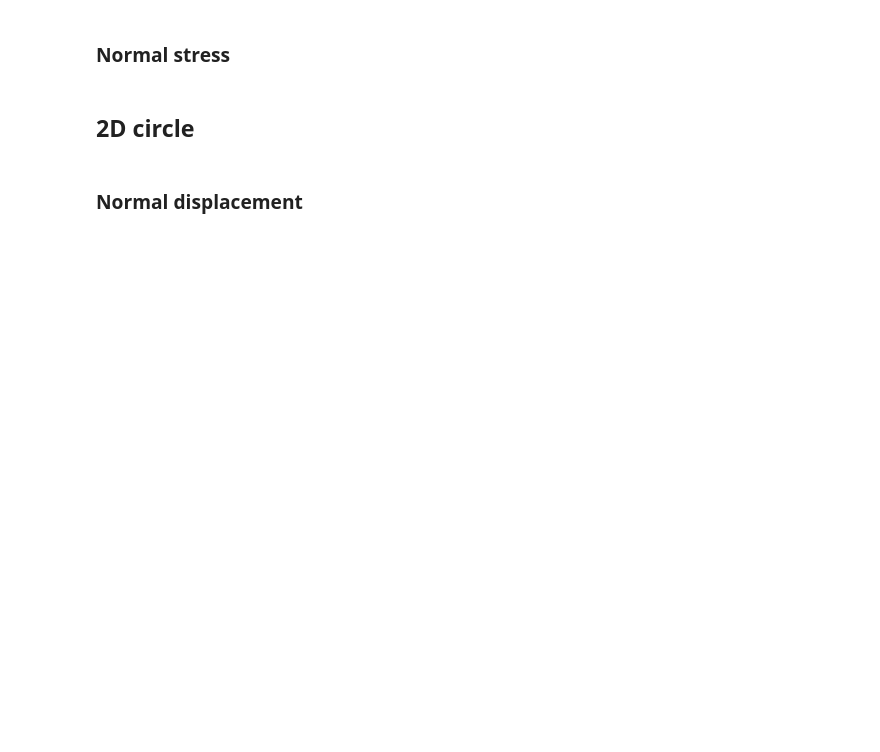
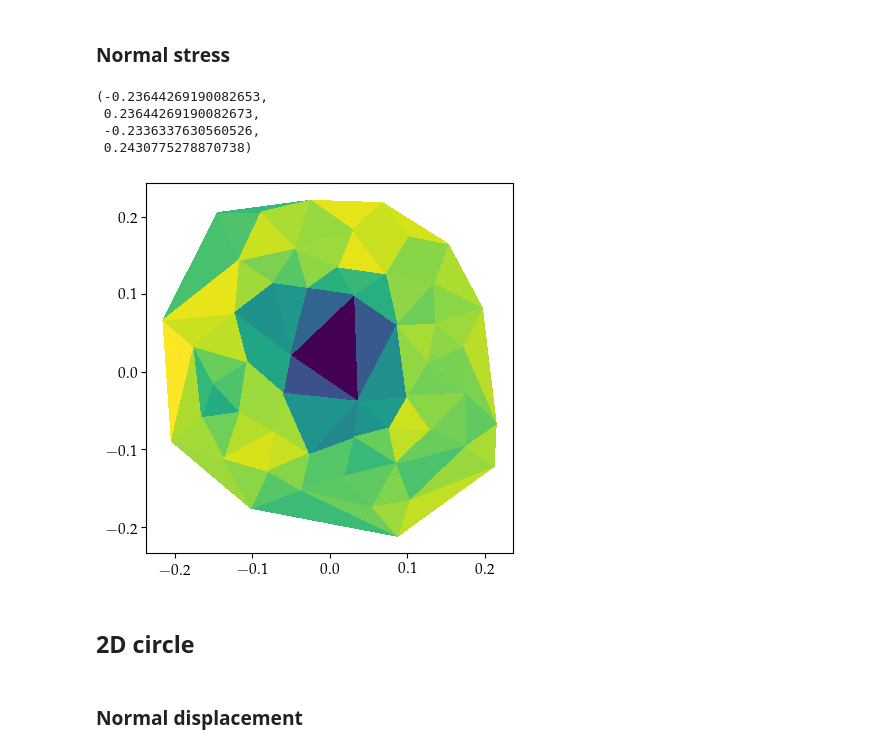
Before and after one commit to FMatti/Internodes-CM, a Jupyter notebook: plots.ipynb, the cells around one changed output. Cells and saved outputs as stored; diff of their text form; code cells hidden in the pictures; blank space fills up the shorter version.

```diff
--- a/plots.ipynb
+++ b/plots.ipynb
@@ -199,3 +194,15 @@ plt.plot(internodes_model.nodal_positions[internodes_model.nodes_interface_secon
+# %%
+plt.tripcolor(
+    internodes_model.nodal_positions[internodes_model.nodes_interface_primary, 0],
+    internodes_model.nodal_positions[internodes_model.nodes_interface_primary, 2],
+    normal_stress)
+plt.axis("scaled")
+# %% [output]
+(-0.23644269190082653,
+ 0.23644269190082673,
+ -0.2336337630560526,
+ 0.2430775278870738)
+[figure, added]
 # %% [markdown]
 ## 2D circle
 # %%
```
Also changed, not shown: parts of 8 cells of this notebook, 5 other files.
